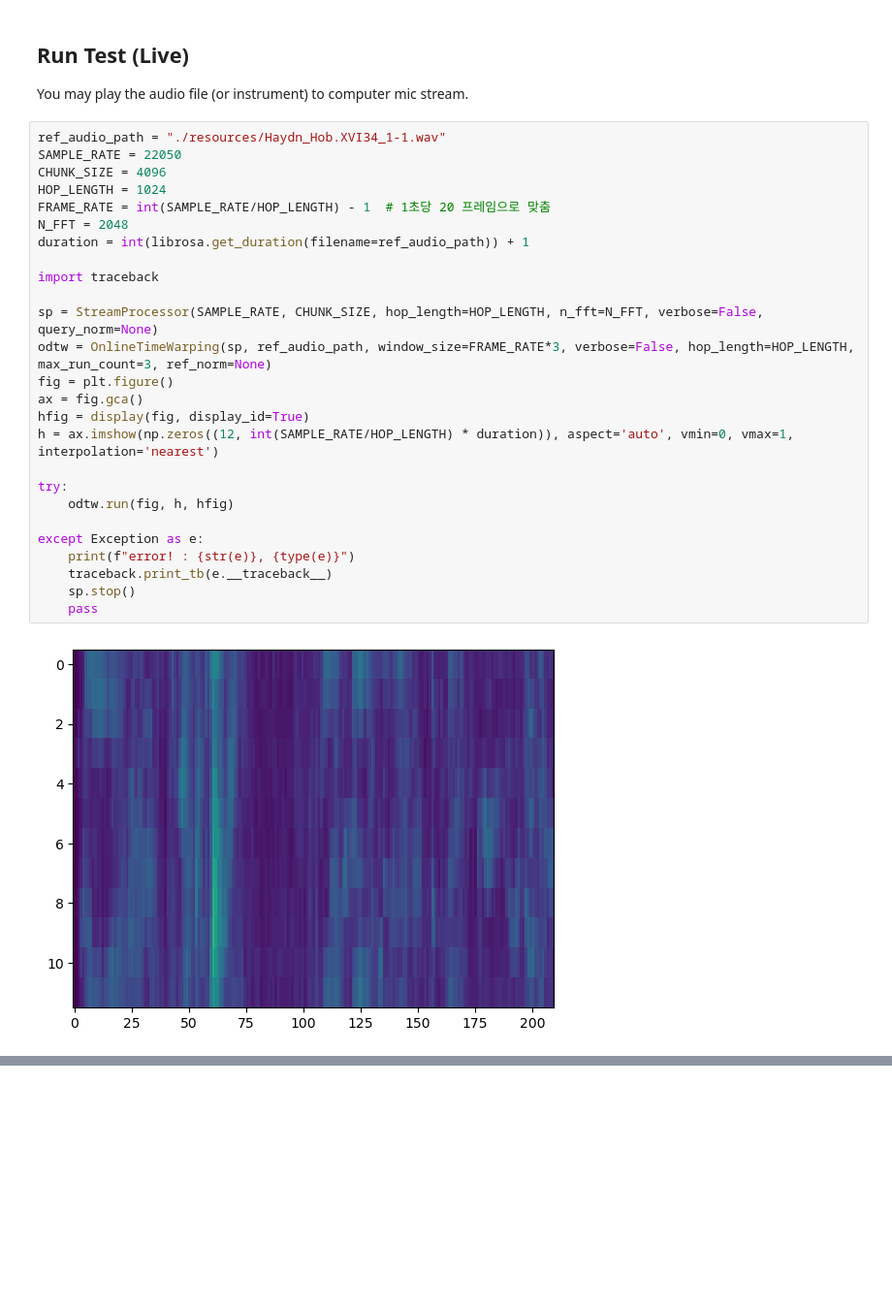
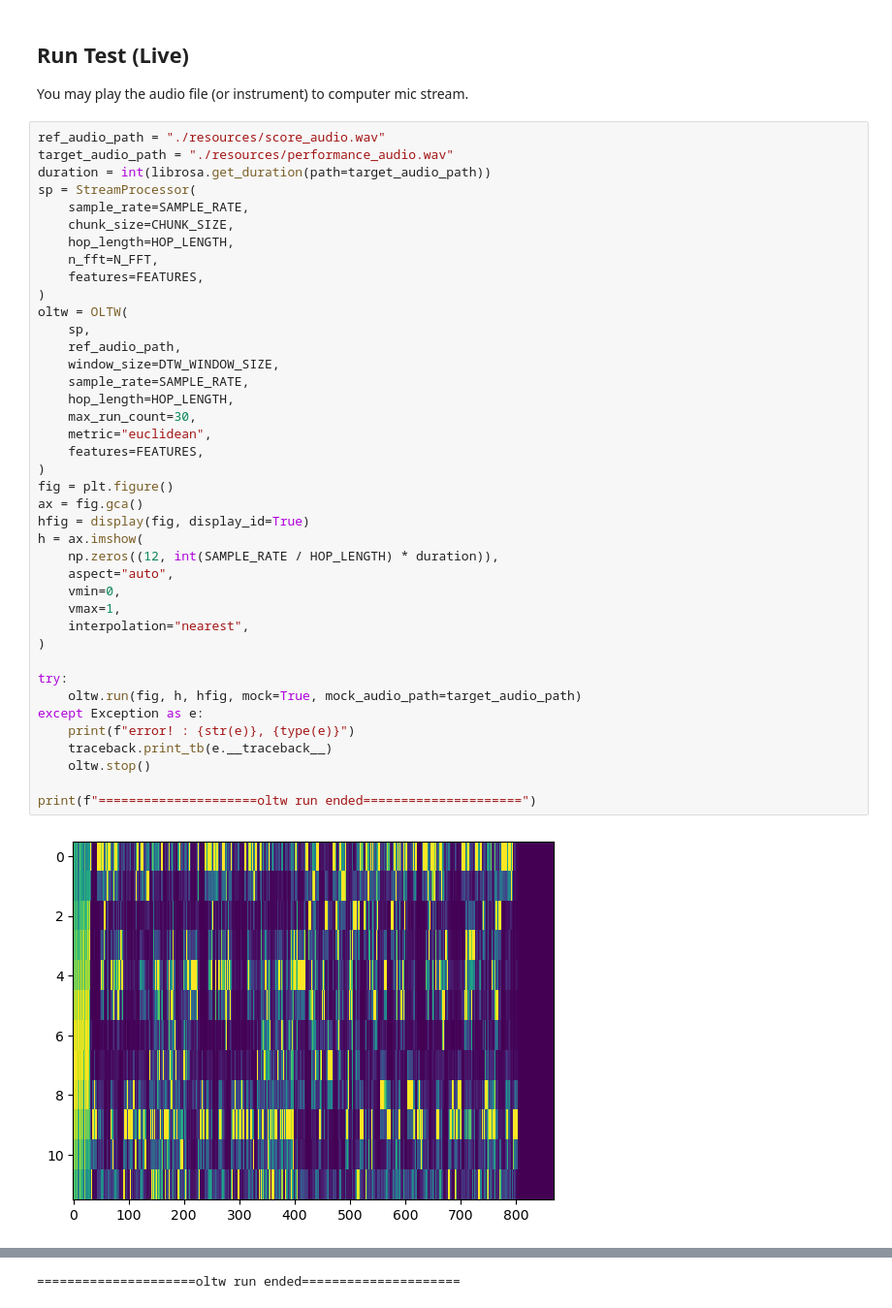
Before and after one commit to laurenceyoon/python-match, a Jupyter notebook: online_dtw.ipynb, the cells around one changed output, grey strips where cells are left out. Shown at 97% size. Drawn from its saved outputs; the diff is of its cells as text; blank space fills up the shorter version.

Commit message:
update resources

```diff
--- a/online_dtw.ipynb
+++ b/online_dtw.ipynb
@@ -442,30 +522,44 @@ class OnlineTimeWarping:
 ## Run Test (Live)
 You may play the audio file (or instrument) to computer mic stream.
 # %%
-ref_audio_path = "./resources/Haydn_Hob.XVI34_1-1.wav"
-SAMPLE_RATE = 22050
-CHUNK_SIZE = 4096
-HOP_LENGTH = 1024
-FRAME_RATE = int(SAMPLE_RATE/HOP_LENGTH) - 1  # 1초당 20 프레임으로 맞춤
-N_FFT = 2048
-duration = int(librosa.get_duration(filename=ref_audio_path)) + 1
-
-import traceback
-
-sp = StreamProcessor(SAMPLE_RATE, CHUNK_SIZE, hop_length=HOP_LENGTH, n_fft=N_FFT, verbose=False, query_norm=None)
-odtw = OnlineTimeWarping(sp, ref_audio_path, window_size=FRAME_RATE*3, verbose=False, hop_length=HOP_LENGTH, max_run_count=3, ref_norm=None)
+ref_audio_path = "./resources/score_audio.wav"
+target_audio_path = "./resources/performance_audio.wav"
+duration = int(librosa.get_duration(path=target_audio_path))
+sp = StreamProcessor(
+    sample_rate=SAMPLE_RATE,
+    chunk_size=CHUNK_SIZE,
+    hop_length=HOP_LENGTH,
+    n_fft=N_FFT,
+    features=FEATURES,
+)
+oltw = OLTW(
+    sp,
+    ref_audio_path,
+    window_size=DTW_WINDOW_SIZE,
+    sample_rate=SAMPLE_RATE,
+    hop_length=HOP_LENGTH,
+    max_run_count=30,
+    metric="euclidean",
+    features=FEATURES,
+)
 fig = plt.figure()
 ax = fig.gca()
 hfig = display(fig, display_id=True)
-h = ax.imshow(np.zeros((12, int(SAMPLE_RATE/HOP_LENGTH) * duration)), aspect='auto', vmin=0, vmax=1, interpolation='nearest')
+h = ax.imshow(
+    np.zeros((12, int(SAMPLE_RATE / HOP_LENGTH) * duration)),
+    aspect="auto",
+    vmin=0,
+    vmax=1,
+    interpolation="nearest",
+)
 
 try:
-    odtw.run(fig, h, hfig)
-
+    oltw.run(fig, h, hfig, mock=True, mock_audio_path=target_audio_path)
 except Exception as e:
     print(f"error! : {str(e)}, {type(e)}")
     traceback.print_tb(e.__traceback__)
-    sp.stop()
-    pass
+    oltw.stop()
+
+print(f"=====================oltw run ended=====================")
 # %% [output]
-[figure, old version]
+[figure, new version]
@@ -487,0 +567 @@ Recording Stopped.
+=====================oltw run ended=====================
```
Also changed, not shown: parts of 19 cells of this notebook, 4 other files.
